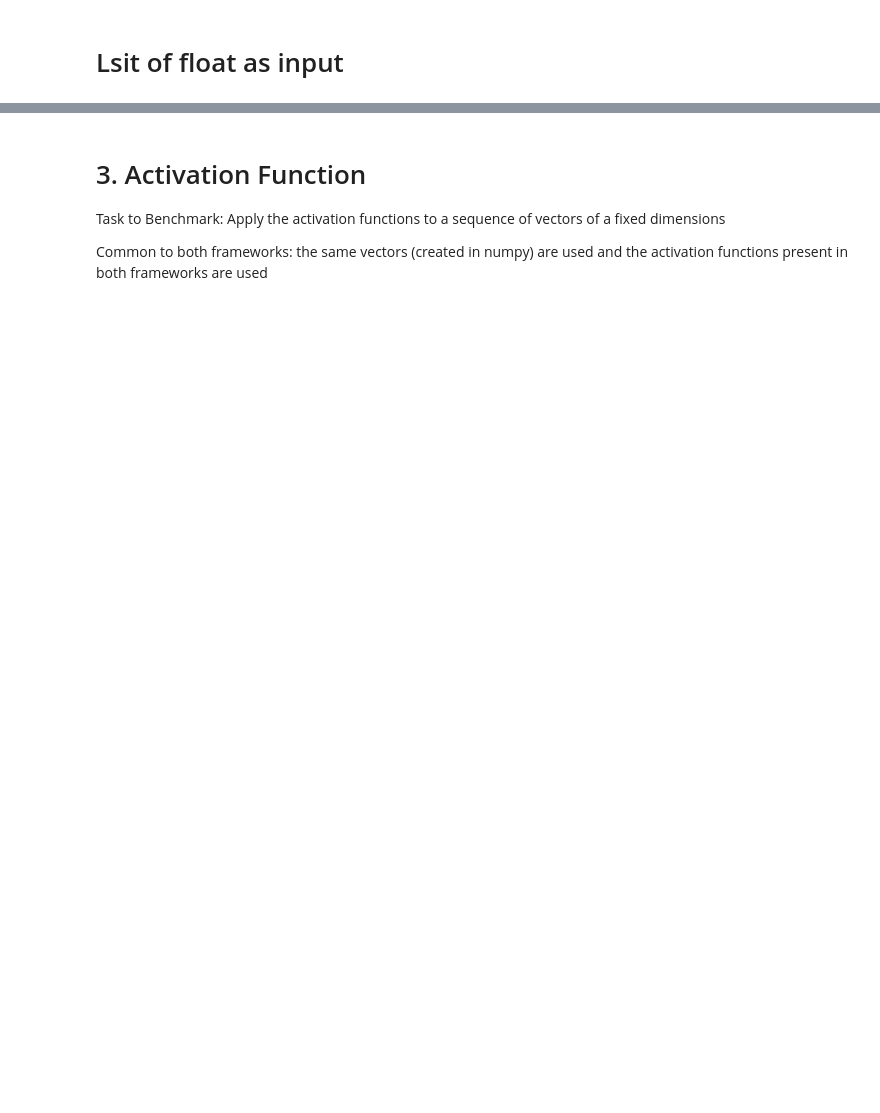
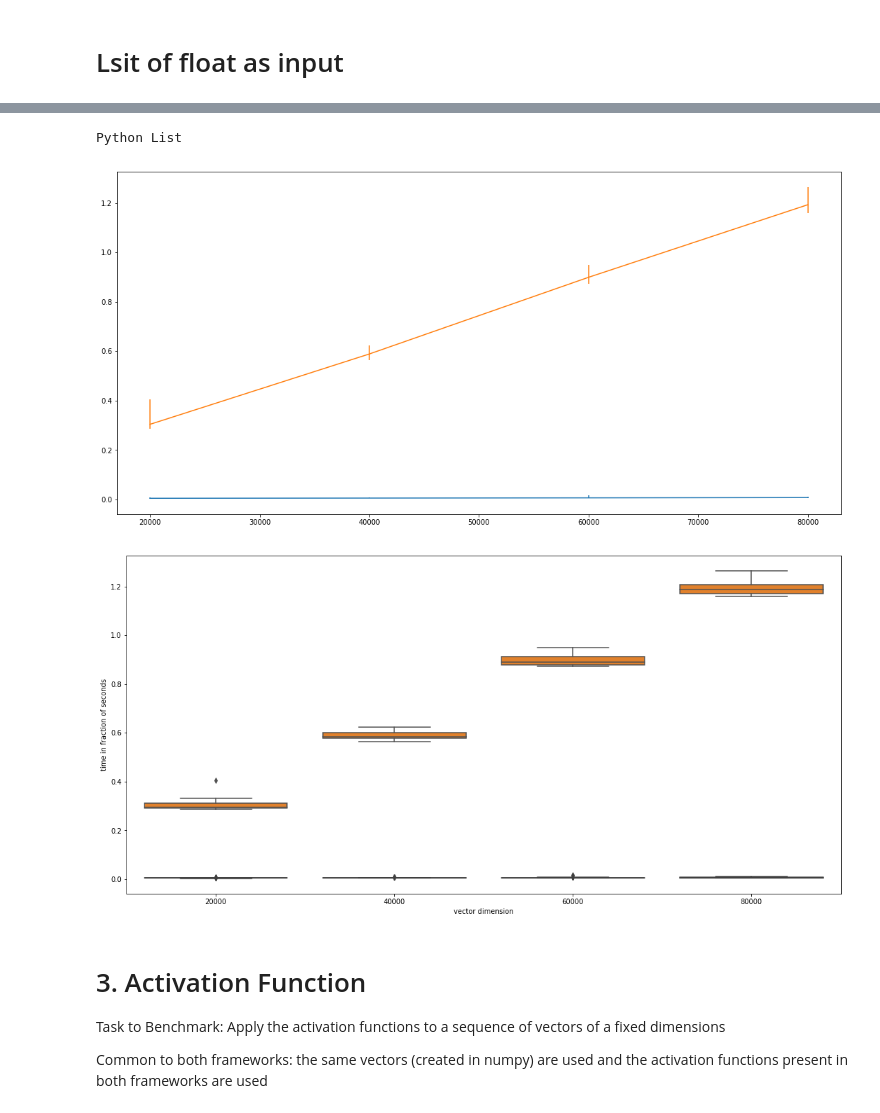
Before and after one commit to MattePalte/Tensorflow-VS-MXNet-Benchmark, a Jupyter notebook: Notebooks/Fundamental Ops - Linear Algebra - params.ipynb, the cells around one changed output, grey strips where cells are left out. Drawn from its saved outputs; the diff is of its cells as text; code cells hidden in the pictures; blank space fills up the shorter version.

```diff
--- a/Notebooks/Fundamental Ops - Linear Algebra - params.ipynb
+++ b/Notebooks/Fundamental Ops - Linear Algebra - params.ipynb
@@ -419,3 +451,25 @@ As supposed by removing the assumption that we have numpy array TF 2 is not so p
+# %%
+common_params = {}
+common_params["generate_vectors"] = "y"
+common_params["vectors_per_bag"] = "50"
+common_params["numpy_vectors"] = "n"
+mx_params = {}
+mx_params["numpy_vectors"] = "n"
+tf_params = {}
+
+df_vector_creation_vary_dimension_python_list = run_experiment_dimensions(mx_vector_creation, tf_vector_creation,
+                                        start_dim= 20000, bigger_dim=100000, step_size=20000,
+                                        nr_tries=10, tries_per_seed=3,
+                                        common=common_params, mx_only=mx_params, tf_only=tf_params,
+                                        verbose = False)
+
+print("Python List")
+plot_time_vs_dimension_line_errorbar(df_vector_creation_vary_dimension_python_list)
+plot_time_vs_dimension_boxplot(df_vector_creation_vary_dimension_python_list)
+# %% [output]
+Python List
+[figure, added]
+[figure, added]
 # %% [markdown]
 # 3. Activation Function
 Task to Benchmark: Apply the activation functions to a sequence of vectors of a fixed dimensions
```
Also changed, not shown: parts of 37 cells of this notebook, 3 other files.
